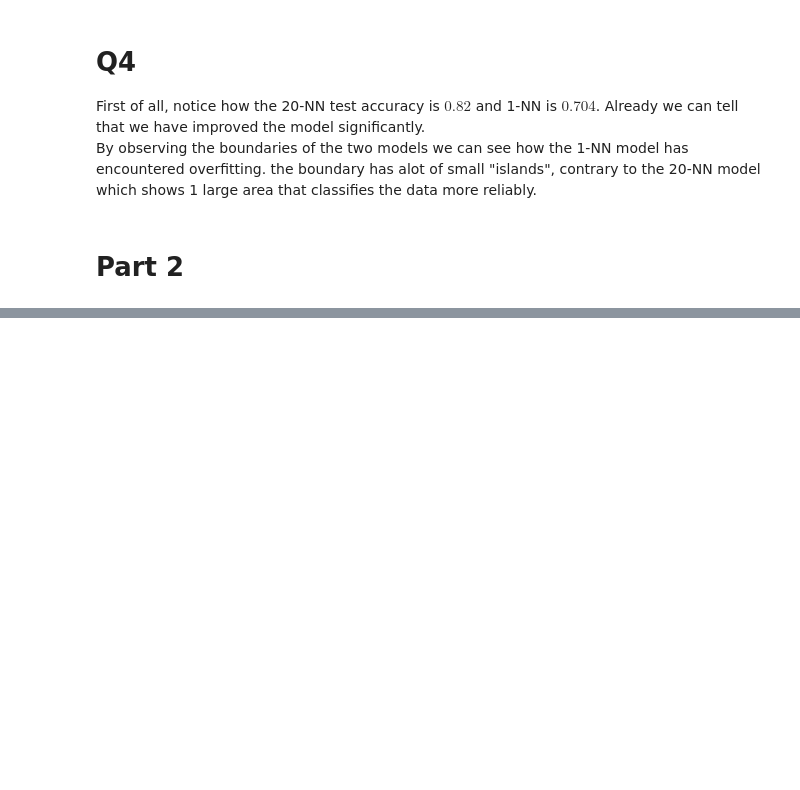
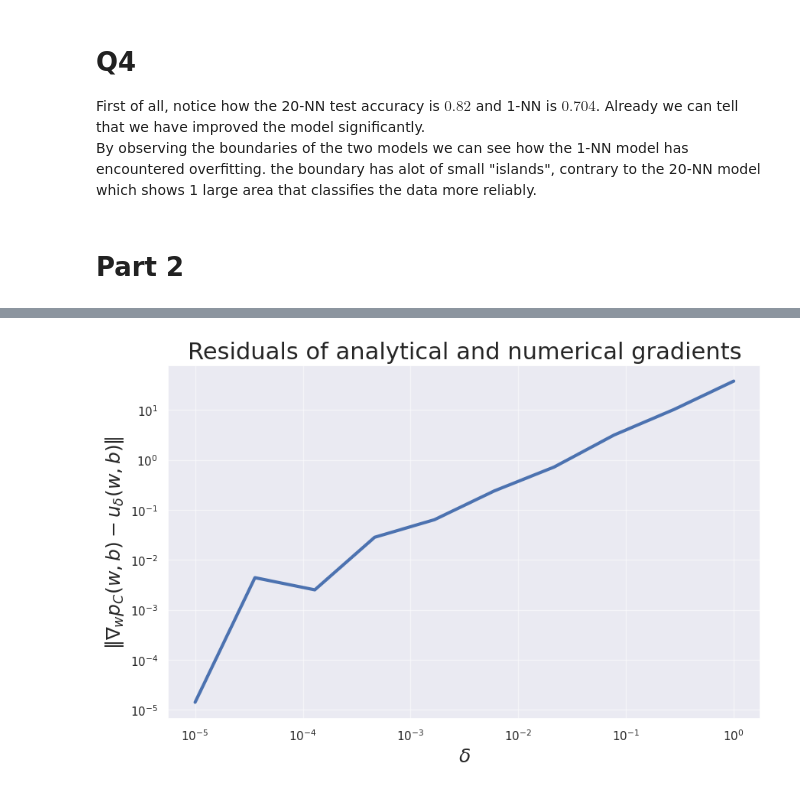
Before and after one commit to Shayshoon/ML_2, a Jupyter notebook: HW2_template.ipynb, the cells around one changed output, grey strips where cells are left out. Cells and saved outputs as stored; diff of their text form; code cells hidden in the pictures; blank space fills up the shorter version.

```diff
--- a/HW2_template.ipynb
+++ b/HW2_template.ipynb
@@ -311,0 +335,15 @@ underfitting occurs for low `max_depth` values because a shallow tree might not
+# %%
+a = np.array([[-2,3],[4,5]]).reshape(1,-1)
+b = np.array([[1,2],[-1,2]]).reshape(1,-1)
+X = np.array([[11,22,-9,2],[10,20,-9,2]])
+print(a)
+print(b)
+print(b*a)
+print(a*b)
+print(np.multiply(a,b))
+print(np.multiply(b,a))
+print(b.dot(a.reshape(-1,1)))
+# g_w = 2*w + C*np.sum(errors * X, axis=0)
+print(X)
+print(a*X)
+print(np.sum(a*X, axis=0))
@@ -311,0 +560,10 @@ underfitting occurs for low `max_depth` values because a shallow tree might not
+# %%
+part_2_train_x = train_df[['PCR_01', 'PCR_08']]
+part_2_train_y = train_df['spread']
+
+part_2_test_x = test_df[['PCR_01', 'PCR_08']]
+part_2_test_y = test_df['spread']
+
+compare_gradients(part_2_train_x.values, part_2_train_y.values, deltas=np.logspace(-5, 0, 10))
+# %% [output]
+[figure, added]
```
Also changed, not shown: parts of 17 cells of this notebook.
